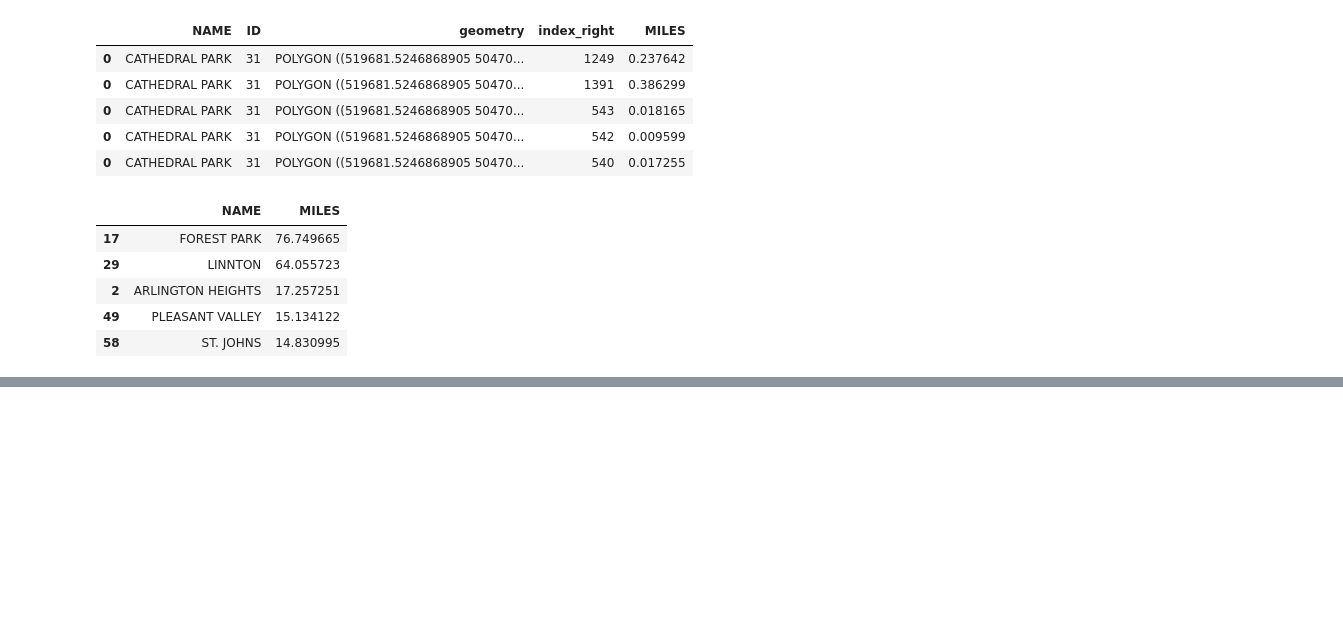
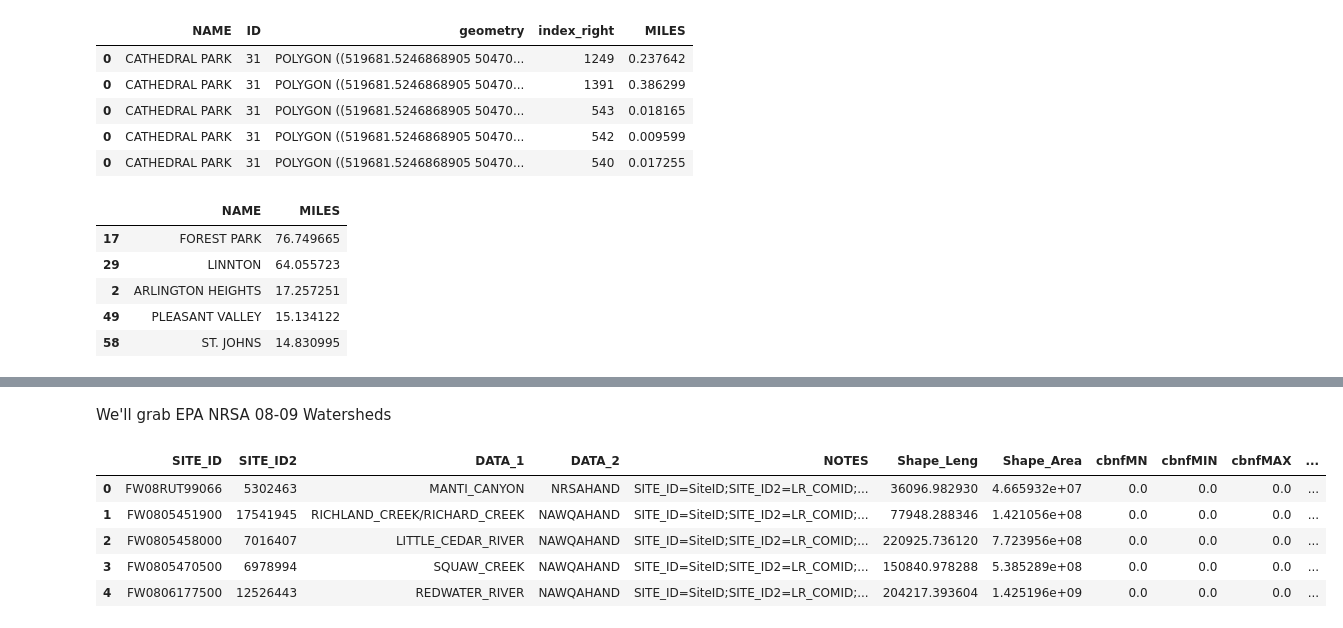
Before and after one commit to mhweber/GIS_Workgroup2019, a Jupyter notebook: PythonGroupTalk.ipynb, the cells around one changed output, grey strips where cells are left out. Cells and saved outputs as stored; diff of their text form; code cells hidden in the pictures; blank space fills up the shorter version.

```diff
--- a/PythonGroupTalk.ipynb
+++ b/PythonGroupTalk.ipynb
@@ -310,0 +413,2 @@ import rasterio as rio
+# %% [markdown]
+We'll grab EPA NRSA 08-09 Watersheds
@@ -310,0 +421,10 @@ import rasterio as rio
+# %%
+wshds = gpd.read_file('NRSA0809_Watersheds.shp')
+wshds.head()
+# %% [output]
+|  | SITE_ID | SITE_ID2 | DATA_1 | DATA_2 | NOTES | Shape_Leng | Shape_Area | cbnfMN | cbnfMIN | cbnfMAX | ... |
+| 0 | FW08RUT99066 | 5302463 | MANTI_CANYON | NRSAHAND | SITE_ID=SiteID;SITE_ID2=LR_COMID;... | 36096.982930 | 4.665932e+07 | 0.0 | 0.0 | 0.0 | ... |
+| 1 | FW0805451900 | 17541945 | RICHLAND_CREEK/RICHARD_CREEK | NAWQAHAND | SITE_ID=SiteID;SITE_ID2=LR_COMID;... | 77948.288346 | 1.421056e+08 | 0.0 | 0.0 | 0.0 | ... |
+| 2 | FW0805458000 | 7016407 | LITTLE_CEDAR_RIVER | NAWQAHAND | SITE_ID=SiteID;SITE_ID2=LR_COMID;... | 220925.736120 | 7.723956e+08 | 0.0 | 0.0 | 0.0 | ... |
+| 3 | FW0805470500 | 6978994 | SQUAW_CREEK | NAWQAHAND | SITE_ID=SiteID;SITE_ID2=LR_COMID;... | 150840.978288 | 5.385289e+08 | 0.0 | 0.0 | 0.0 | ... |
+| 4 | FW0806177500 | 12526443 | REDWATER_RIVER | NAWQAHAND | SITE_ID=SiteID;SITE_ID2=LR_COMID;... | 204217.393604 | 1.425196e+09 | 0.0 | 0.0 | 0.0 | ... |
```
Also changed, not shown: parts of 32 cells of this notebook.
